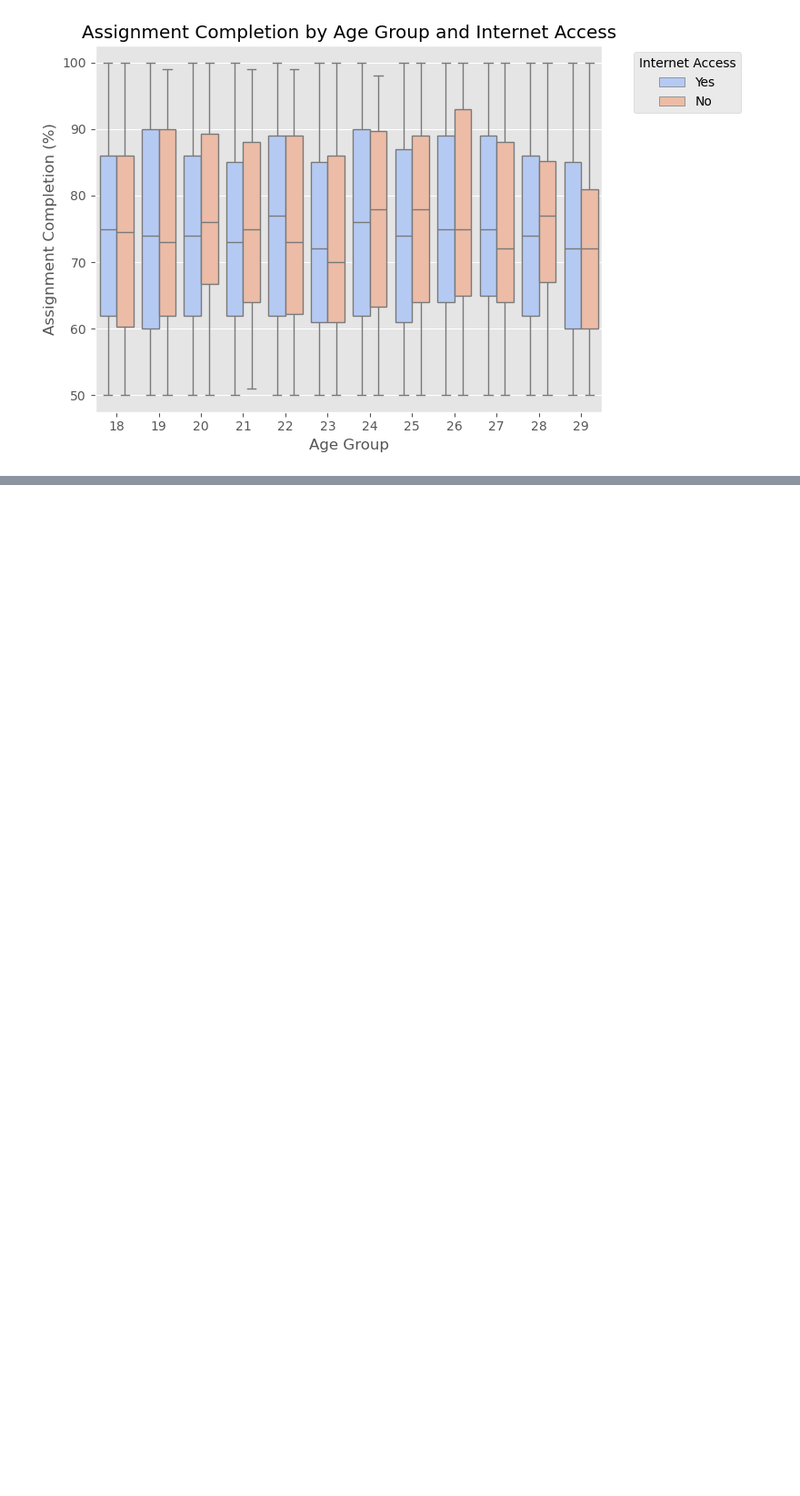
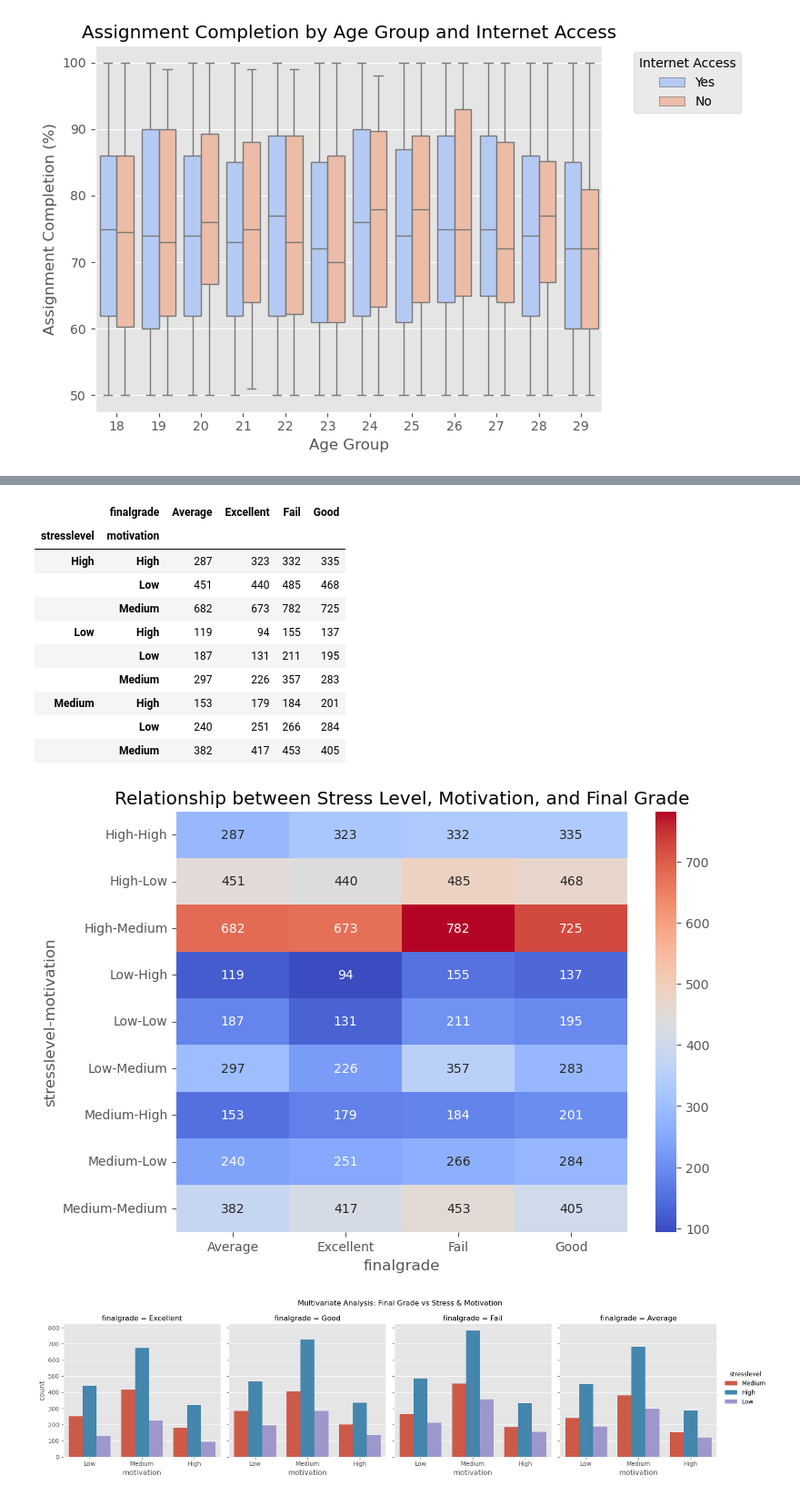
Before and after one commit to VIG2K3/BIG_DATA_PROJECT, a Jupyter notebook: EDA Analysis/Multivariate Analysis.ipynb, the cells around one changed output, grey strips where cells are left out. Shown at 91% size. Saved outputs shown, nothing was run; the diff lists cells and outputs as text; code cells hidden in the pictures; blank space fills up the shorter version.

Commit message:
Updated Multivariate Analysis with new visualization

```diff
--- a/EDA Analysis/Multivariate Analysis.ipynb
+++ b/EDA Analysis/Multivariate Analysis.ipynb
@@ -79,0 +81,38 @@ However, this does not rule out potential nonlinear or combined effects, which m
+# %%
+#Multivariate - FinalGrade, Stress Level, Motivation
+# Import libraries
+import pandas as pd
+import seaborn as sns
+import matplotlib.pyplot as plt
+from scipy.stats import chi2_contingency
+
+# 1. Crosstab (3-way frequency table)
+table = pd.crosstab([df['stresslevel'], df['motivation']], df['finalgrade'])
+display(table)  # for your reference
+
+
+# 2. Heatmap of Crosstab
+plt.figure(figsize=(8,6))
+sns.heatmap(table, annot=True, cmap='coolwarm', fmt='d')
+plt.title("Relationship between Stress Level, Motivation, and Final Grade")
+plt.show()
+
+# 3. Stacked / Clustered Bar Chart
+sns.catplot(x="motivation", hue="stresslevel", col="finalgrade",
+            data=df, kind="count", height=4, aspect=1)
+plt.suptitle("Multivariate Analysis: Final Grade vs Stress & Motivation", y=1.05)
+plt.show()
+# %% [output]
+|  | finalgrade | Average | Excellent | Fail | Good |
+| stresslevel | motivation |  |  |  |  |
+| High | High | 287 | 323 | 332 | 335 |
+|  | Low | 451 | 440 | 485 | 468 |
+|  | Medium | 682 | 673 | 782 | 725 |
+| Low | High | 119 | 94 | 155 | 137 |
+|  | Low | 187 | 131 | 211 | 195 |
+|  | Medium | 297 | 226 | 357 | 283 |
+| Medium | High | 153 | 179 | 184 | 201 |
+|  | Low | 240 | 251 | 266 | 284 |
+|  | Medium | 382 | 417 | 453 | 405 |
+[figure, added]
+[figure, added]
```
Also changed, not shown: parts of 2 cells of this notebook.
